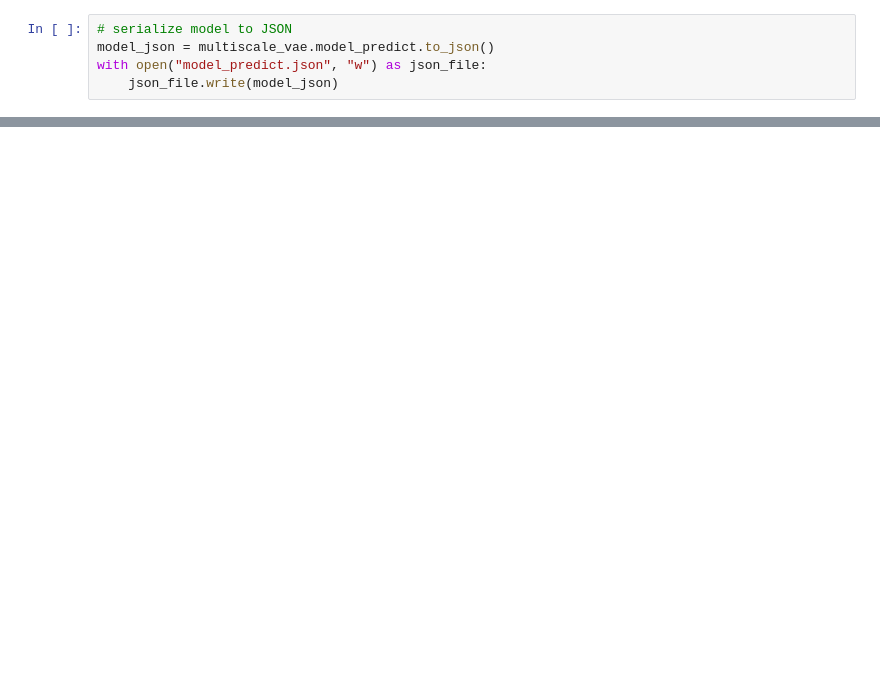
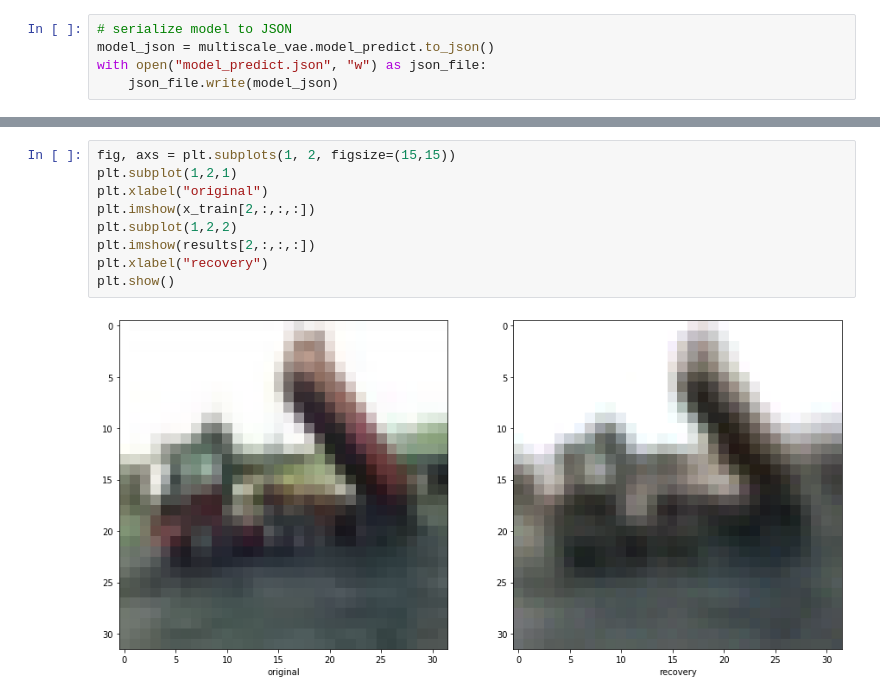
Before and after one commit to NikolasMarkou/multiscale_variational_autoencoder, a Jupyter notebook: notebooks/cifar10_notebook.ipynb, the cells around one changed output, grey strips where cells are left out. Cells and saved outputs as stored; diff of their text form; blank space fills up the shorter version.

```diff
--- a/notebooks/cifar10_notebook.ipynb
+++ b/notebooks/cifar10_notebook.ipynb
@@ -96,0 +133,11 @@ plt.show()
+# %%
+fig, axs = plt.subplots(1, 2, figsize=(15,15))
+plt.subplot(1,2,1)
+plt.xlabel("original")
+plt.imshow(x_train[2,:,:,:])
+plt.subplot(1,2,2)
+plt.imshow(results[2,:,:,:])
+plt.xlabel("recovery")
+plt.show()
+# %% [output]
+[figure, added]
```
Also changed, not shown: parts of 7 cells of this notebook, 6 other files.
